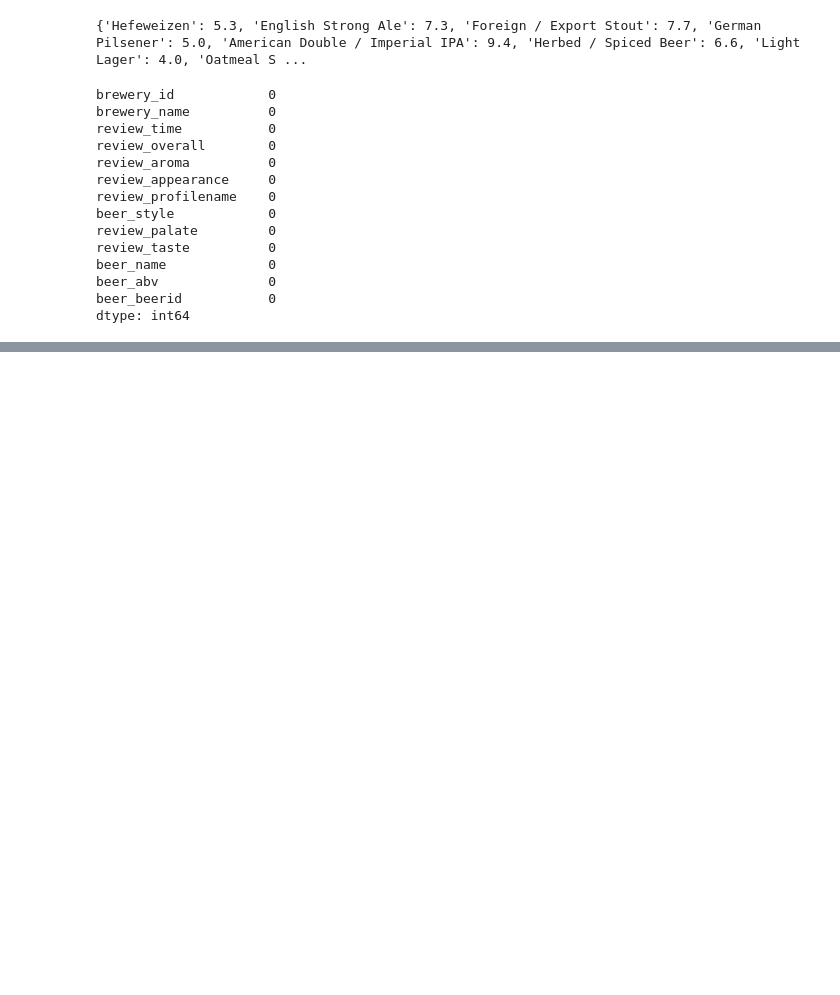
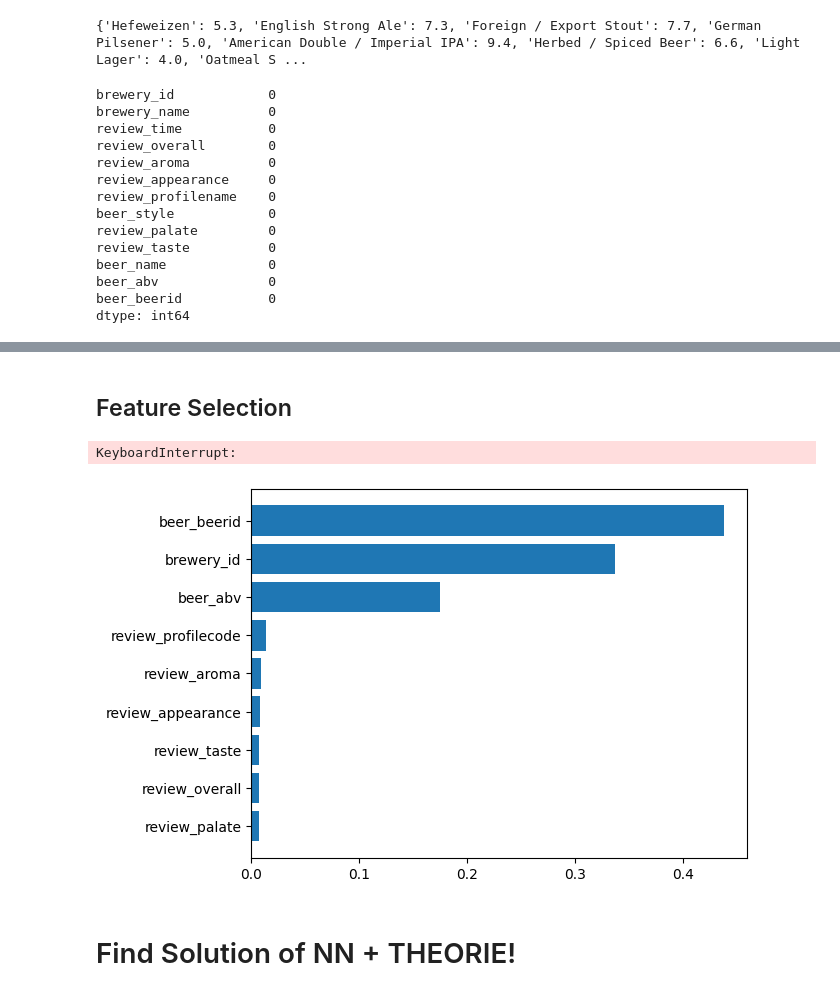
Before and after one commit to chrisizeh/ML-NN-Parameter-Search, a Jupyter notebook: src/Beer_Reviews.ipynb, the cells around one changed output, grey strips where cells are left out. Saved outputs shown, nothing was run; the diff lists cells and outputs as text; code cells hidden in the pictures; blank space fills up the shorter version.

```diff
--- a/src/Beer_Reviews.ipynb
+++ b/src/Beer_Reviews.ipynb
@@ -214,0 +277,2 @@ X
+# %% [markdown]
+## Feature Selection
@@ -214,0 +282,16 @@ X
+# %%
+clf = RandomForestClassifier(n_estimators=20, max_features=6).fit(X_train, y_train)
+model = SelectFromModel(clf, prefit=True)
+X_new = model.transform(X_train)
+X_new.shape
+X_new
+# %% [output]
+KeyboardInterrupt:
+# %%
+f_i = list(zip(clf.feature_names_in_,clf.feature_importances_))
+f_i.sort(key = lambda x : x[1])
+plt.barh([x[0] for x in f_i],[x[1] for x in f_i])
+
+plt.show()
+# %% [output]
+[figure, added]
@@ -214,0 +300,2 @@ X
+# %% [markdown]
+# Find Solution of NN + THEORIE!
```
Also changed, not shown: parts of 36 cells of this notebook.
